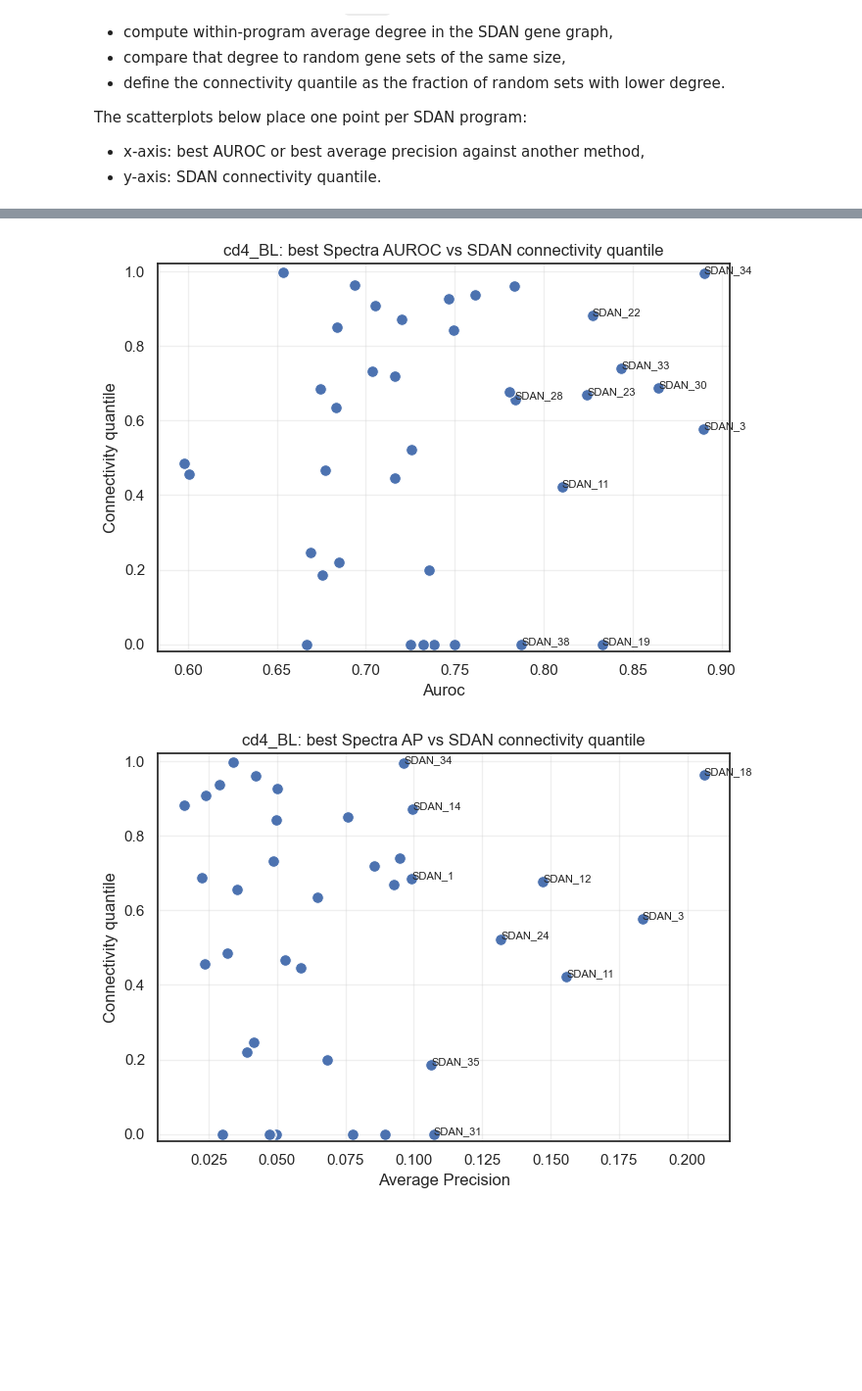
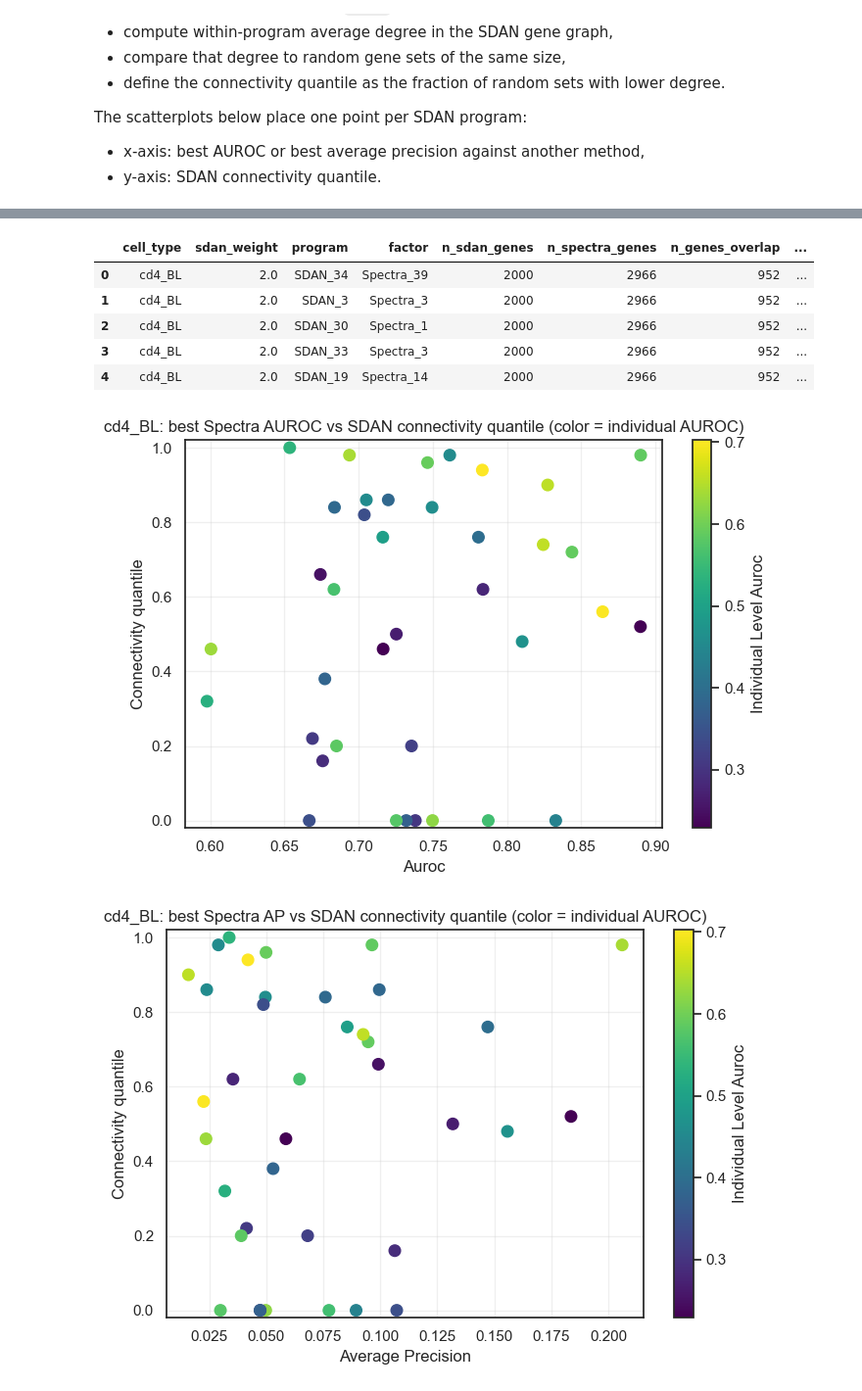
Before and after one commit to Sun-lab/SDAN, a Jupyter notebook: loading_comparison.ipynb, the cells around one changed output, grey strips where cells are left out. Shown at 98% size. Drawn from its saved outputs; the diff is of its cells as text; code cells hidden in the pictures; blank space fills up the shorter version.

```diff
--- a/loading_comparison.ipynb
+++ b/loading_comparison.ipynb
@@ -54,15 +55,13 @@ DATASET_CONFIG = {
 }
 
 
-DATASET = "SEA_AD"
+DATASET = "Su_2020"
 if DATASET not in DATASET_CONFIG:
     raise ValueError(f"Unsupported dataset: {DATASET}. Choose from {sorted(DATASET_CONFIG)}")
 
 REPO_ROOT = find_repo_root()
 DATASET_INFO = DATASET_CONFIG[DATASET]
 CELL_TYPES = DATASET_INFO["cell_types"]
-PRIMARY_CELL_TYPE = "Astro"
-ANALYSIS_CELL_TYPES = [PRIMARY_CELL_TYPE]
 DEFAULT_WEIGHT = "2.0"
 CONNECTIVITY_WEIGHT_DEFAULT = DEFAULT_WEIGHT
 CONNECTIVITY_THRESHOLD_DEFAULT = 0.8
@@ -77,7 +76,6 @@ SPECTRA_RESULTS_DIR.mkdir(parents=True, exist_ok=True)
 
 print(f"REPO_ROOT: {REPO_ROOT}")
 print(f"DATASET: {DATASET}")
-print(f"PRIMARY_CELL_TYPE: {PRIMARY_CELL_TYPE}")
 print(f"RESULTS_DIR: {RESULTS_DIR}")
 # %% [output]
 REPO_ROOT: /Users/zxlin/Documents/GitHub/SDAN
@@ -618,24 +873,24 @@ for cell_type in ANALYSIS_CELL_TYPES:
 # %%
-# SDAN vs Spectra: connectivity scatterplots for Astro.
+# SDAN vs Spectra: connectivity scatterplots for both Su_2020 cell types.
 
-for cell_type in ANALYSIS_CELL_TYPES:
-    metrics = compute_program_spectra_metrics(cell_type, CONNECTIVITY_WEIGHT)["metrics"]
-    connectivity = compute_sdan_connectivity_quantiles(
+best_spectra_ap = pd.read_csv(SPECTRA_RESULTS_DIR / f"{DATASET}_best_Spectra_matches_by_average_precision.csv")
+best_spectra_auroc = pd.read_csv(SPECTRA_RESULTS_DIR / f"{DATASET}_best_Spectra_matches_by_auroc.csv")
+display(best_spectra_ap.head())
+display(best_spectra_auroc.head())
+
+for cell_type in CELL_TYPES:
+    plot_saved_best_match_score(
+        best_spectra_auroc,
         cell_type,
-        CONNECTIVITY_WEIGHT,
-        threshold=CONNECTIVITY_THRESHOLD,
+        score_col="auroc",
+        hue_col="individual_level_auroc",
+        title=f"{cell_type}: best Spectra AUROC vs SDAN connectivity quantile (color = individual AUROC)",
     )
-
-    plot_program_score_vs_connectivity(
-        metrics,
-        connectivity,
-        score_col="auroc",
-        title=f"{cell_type}: best Spectra AUROC vs SDAN connectivity quantile",
+    plot_saved_best_match_score(
+        best_spectra_ap,
+        cell_type,
+        score_col="average_precision",
+        hue_col="individual_level_auroc",
+        title=f"{cell_type}: best Spectra AP vs SDAN connectivity quantile (color = individual AUROC)",
     )
-    plot_program_score_vs_connectivity(
-        metrics,
-        connectivity,
-        score_col="average_precision",
-        title=f"{cell_type}: best Spectra AP vs SDAN connectivity quantile",
-    )
 # %% [output]
@@ -642,2 +903,8 @@ for cell_type in ANALYSIS_CELL_TYPES:
+|  | cell_type | sdan_weight | program | factor | n_sdan_genes | n_spectra_genes | n_genes_overlap | ... |
+| 0 | cd4_BL | 2.0 | SDAN_34 | Spectra_39 | 2000 | 2966 | 952 | ... |
+| 1 | cd4_BL | 2.0 | SDAN_3 | Spectra_3 | 2000 | 2966 | 952 | ... |
+| 2 | cd4_BL | 2.0 | SDAN_30 | Spectra_1 | 2000 | 2966 | 952 | ... |
+| 3 | cd4_BL | 2.0 | SDAN_33 | Spectra_3 | 2000 | 2966 | 952 | ... |
+| 4 | cd4_BL | 2.0 | SDAN_19 | Spectra_14 | 2000 | 2966 | 952 | ... |
-[figure, old version]
+[figure, new version]
-[figure, old version]
+[figure, new version]
```
Also changed, not shown: parts of 11 cells of this notebook.
